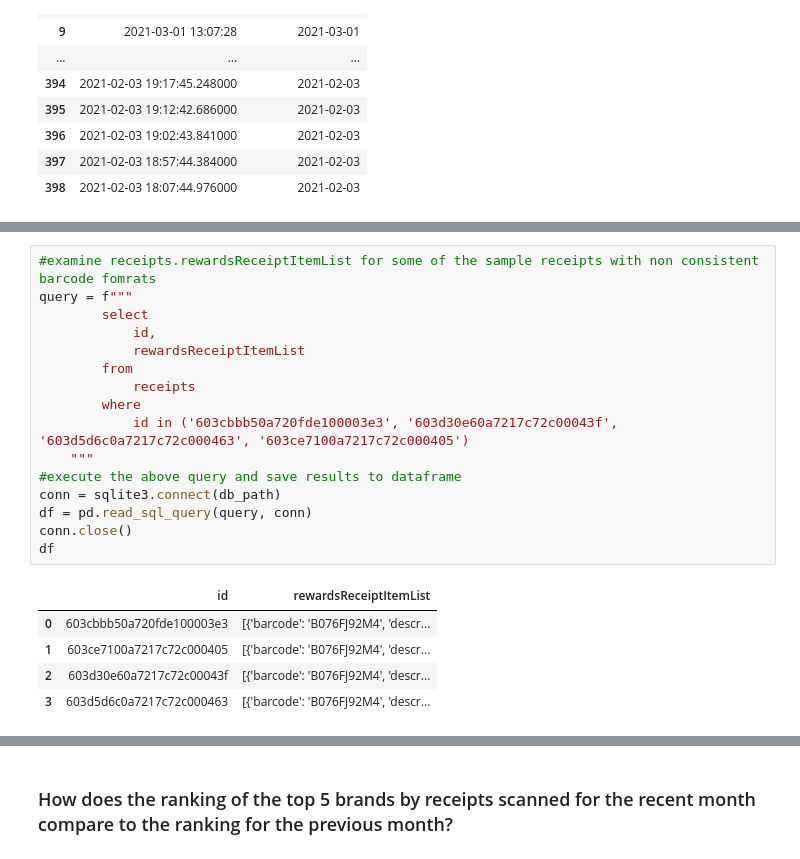
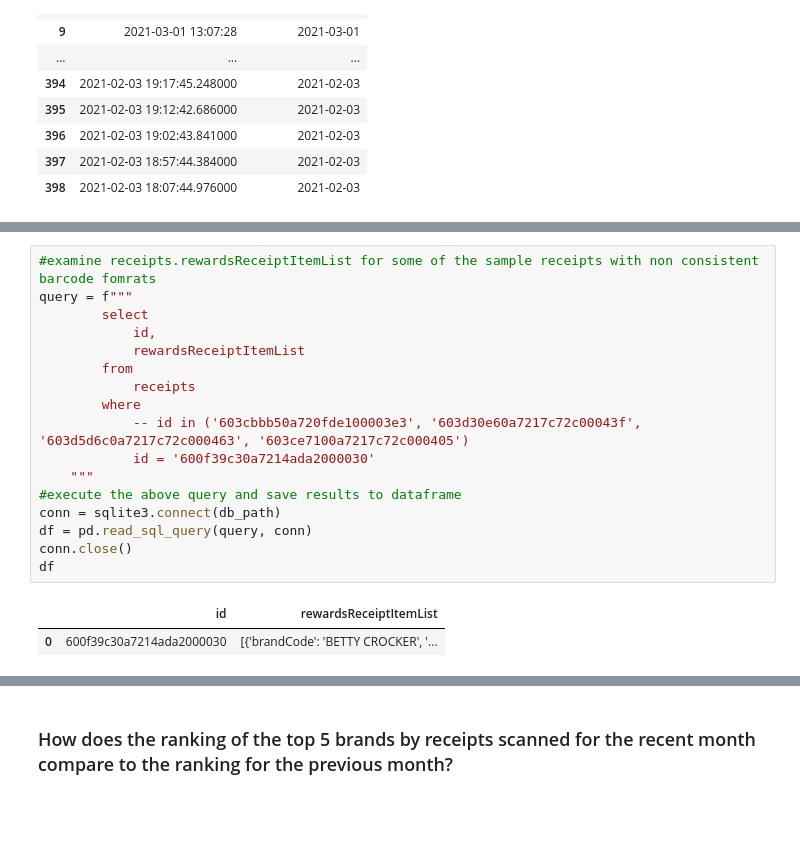
Before and after one commit to byrne-saw/play_fetch, a Jupyter notebook: 2.1-EDA_first_pass.ipynb, the cells around one changed output, grey strips where cells are left out. Saved outputs shown, nothing was run; the diff lists cells and outputs as text; blank space fills up the shorter version.

Commit message:
discovered that brandcode is better than barcode to join on

```diff
--- a/2.1-EDA_first_pass.ipynb
+++ b/2.1-EDA_first_pass.ipynb
@@ -379,22 +416,20 @@ df
 # %%
 #examine receipts.rewardsReceiptItemList for some of the sample receipts with non consistent barcode fomrats
 query = f"""
         select
             id,
             rewardsReceiptItemList
         from
             receipts
         where
-            id in ('603cbbb50a720fde100003e3', '603d30e60a7217c72c00043f', '603d5d6c0a7217c72c000463', '603ce7100a7217c72c000405')
+            -- id in ('603cbbb50a720fde100003e3', '603d30e60a7217c72c00043f', '603d5d6c0a7217c72c000463', '603ce7100a7217c72c000405')
+            id = '600f39c30a7214ada2000030'
     """
 #execute the above query and save results to dataframe
 conn = sqlite3.connect(db_path)
 df = pd.read_sql_query(query, conn)
 conn.close()
 df
 # %% [output]
 |  | id | rewardsReceiptItemList |
-| 0 | 603cbbb50a720fde100003e3 | [{'barcode': 'B076FJ92M4', 'descr... |
-| 1 | 603ce7100a7217c72c000405 | [{'barcode': 'B076FJ92M4', 'descr... |
-| 2 | 603d30e60a7217c72c00043f | [{'barcode': 'B076FJ92M4', 'descr... |
-| 3 | 603d5d6c0a7217c72c000463 | [{'barcode': 'B076FJ92M4', 'descr... |
+| 0 | 600f39c30a7214ada2000030 | [{'brandCode': 'BETTY CROCKER', '... |
```
Also changed, not shown: parts of 3 cells of this notebook.
